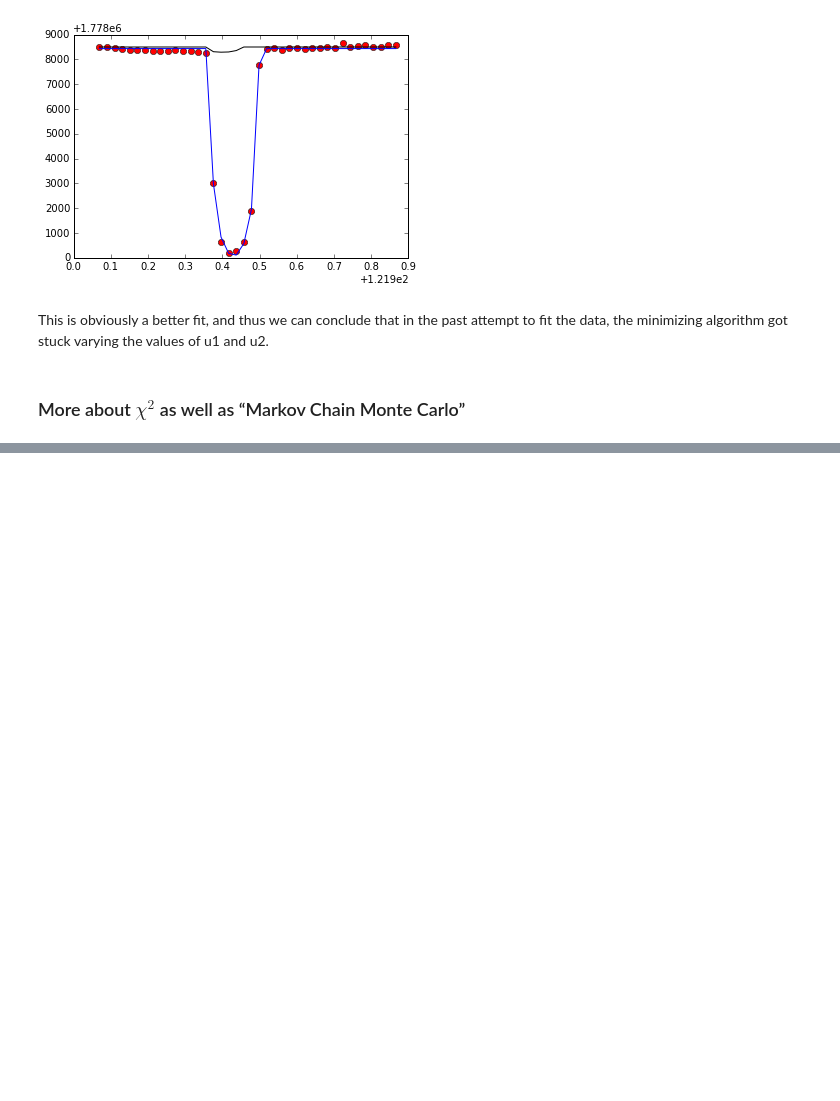
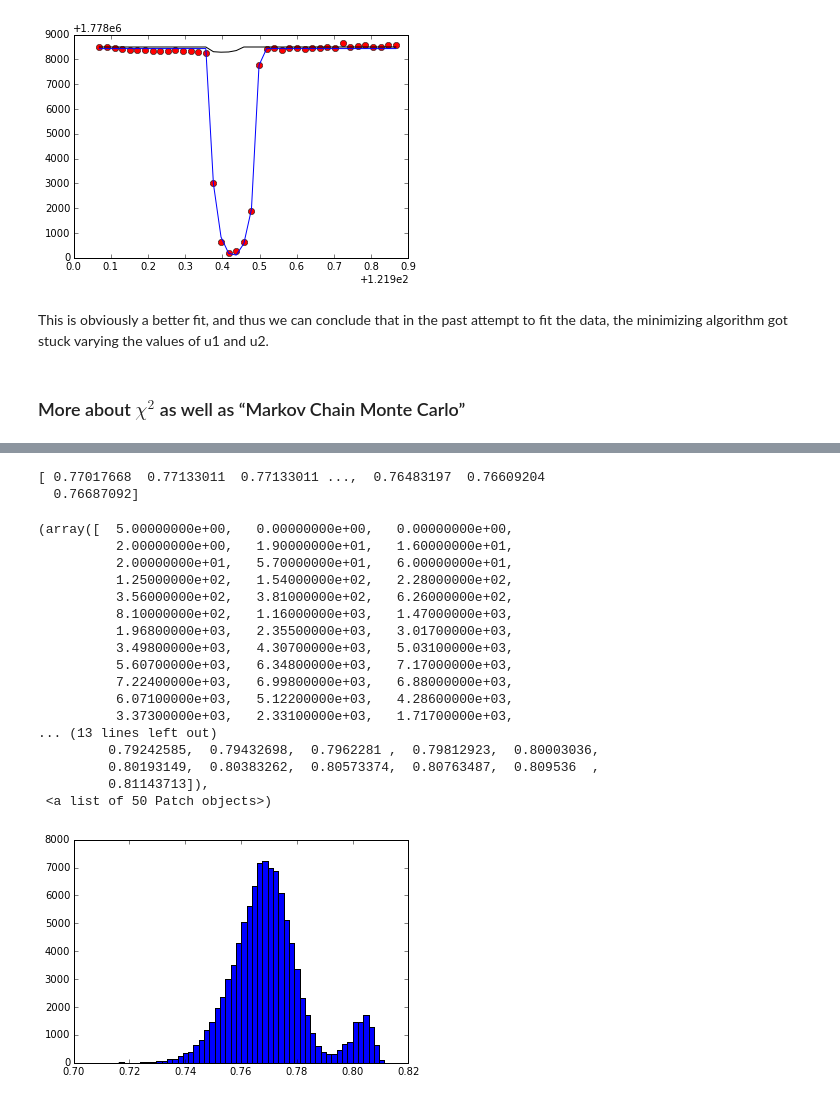
Before and after one commit to joshm73/pythonIntro, a Jupyter notebook: Intro.ipynb, the cells around one changed output, grey strips where cells are left out. Saved outputs shown, nothing was run; the diff lists cells and outputs as text; code cells hidden in the pictures; blank space fills up the shorter version.

Commit message:
Initial MCMC comments and fit

```diff
--- a/Intro.ipynb
+++ b/Intro.ipynb
@@ -265,7 +265,7 @@ where the last line simply tells the computer to show the plot.  Now, altogether
 # %%
 import MySQLdb
 import matplotlib.pyplot as plt
-connection = MySQLdb.connect(db = "Kepler", host = "tddb.astro.washington.edu", user = "tddb", passwd = "[password]")
+connection = MySQLdb.connect(db = "Kepler", host = "tddb.astro.washington.edu", user = "tddb", passwd = "tddb")
 cursor = connection.cursor()
 # command = "select * from source where keplerid = 1723618"
 command = "select time, sap_flux, sap_flux_err from source where keplerid = 6850504 and LCFLAG = 1"
@@ -510,0 +514,3 @@ Now, in order to begin our conversation on this topic, we must install a few pac
+# %%
+def lnlike(params, *args):
+    return -0.5 * chi2_nold(params, *args)
@@ -510,0 +519,37 @@ Now, in order to begin our conversation on this topic, we must install a few pac
+# %%
+guess = results
+ndim = len(guess)
+nwalkers = 2 * ndim
+nburn = 100
+nstep = 10000
+
+pos = [guess + 1e-3 * np.random.randn(ndim) for i in range(nwalkers)]
+
+sampler = emcee.EnsembleSampler(nwalkers, ndim, lnlike, args = (time_one, flux_one, dflux_one))
+pos, prob, state = sampler.run_mcmc(pos, nburn)
+sampler.reset()
+pos, prob, state = sampler.run_mcmc(pos, nstep, rstate0 = state)
+# %%
+print sampler.flatchain[:,2]
+plt.hist(sampler.flatchain[:, 2], bins = 50)
+# %% [output]
+[ 0.77017668  0.77133011  0.77133011 ...,  0.76483197  0.76609204
+  0.76687092]
+(array([  5.00000000e+00,   0.00000000e+00,   0.00000000e+00,
+          2.00000000e+00,   1.90000000e+01,   1.60000000e+01,
+          2.00000000e+01,   5.70000000e+01,   6.00000000e+01,
+          1.25000000e+02,   1.54000000e+02,   2.28000000e+02,
+          3.56000000e+02,   3.81000000e+02,   6.26000000e+02,
+          8.10000000e+02,   1.16000000e+03,   1.47000000e+03,
+          1.96800000e+03,   2.35500000e+03,   3.01700000e+03,
+          3.49800000e+03,   4.30700000e+03,   5.03100000e+03,
+          5.60700000e+03,   6.34800000e+03,   7.17000000e+03,
+          7.22400000e+03,   6.99800000e+03,   6.88000000e+03,
+          6.07100000e+03,   5.12200000e+03,   4.28600000e+03,
+          3.37300000e+03,   2.33100000e+03,   1.71700000e+03,
+... (13 lines left out)
+         0.79242585,  0.79432698,  0.7962281 ,  0.79812923,  0.80003036,
+         0.80193149,  0.80383262,  0.80573374,  0.80763487,  0.809536  ,
+         0.81143713]),
+ <a list of 50 Patch objects>)
+[figure, added]
```
Also changed, not shown: parts of 8 cells of this notebook.
